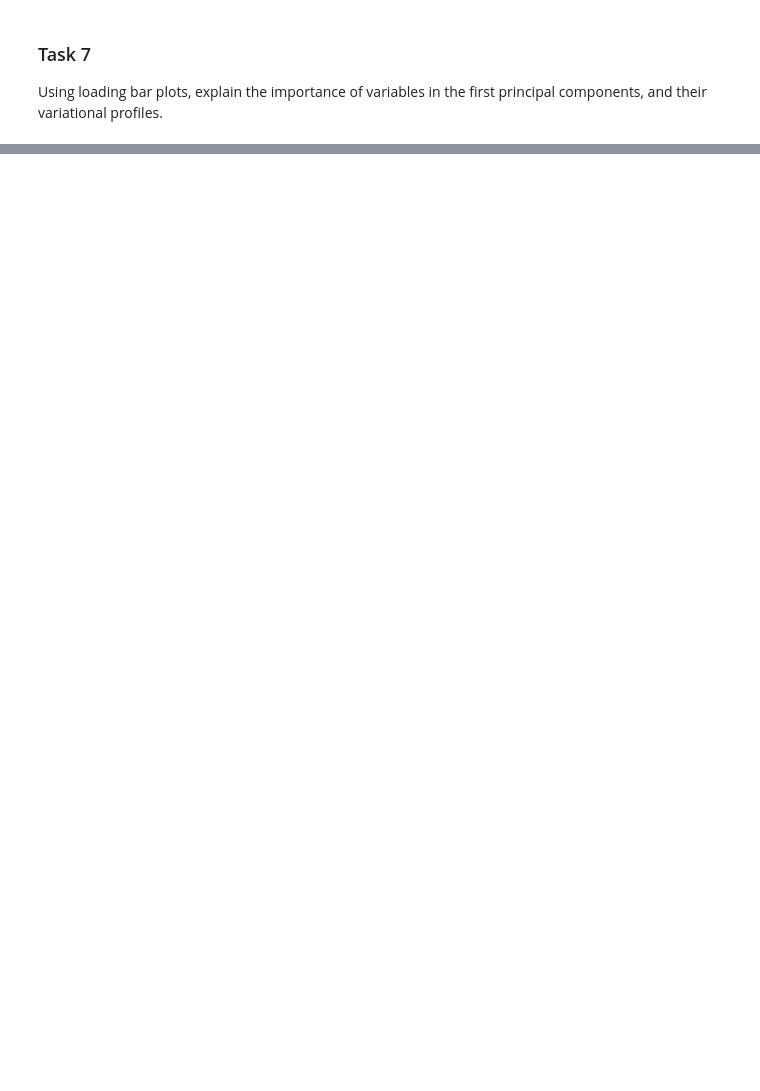
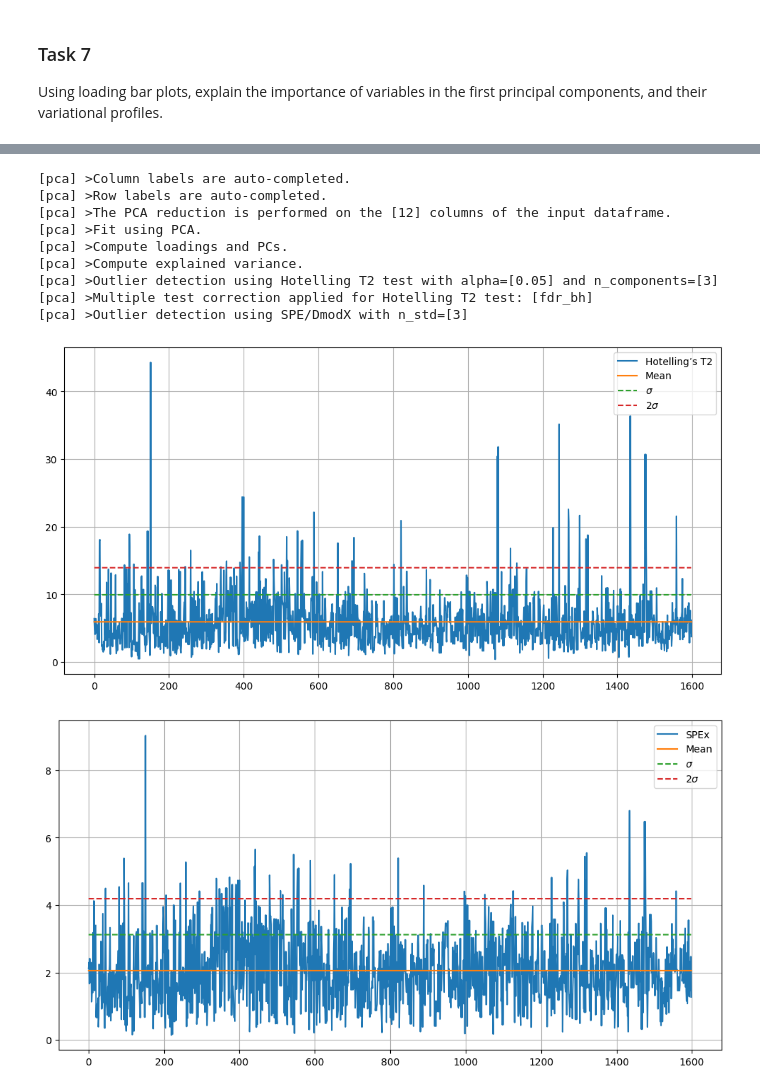
Before and after one commit to Erikkui/adaml-2024fall, a Jupyter notebook: week-02/week-02-tasks.ipynb, the cells around one changed output, grey strips where cells are left out. Drawn from its saved outputs; the diff is of its cells as text; code cells hidden in the pictures; blank space fills up the shorter version.

```diff
--- a/week-02/week-02-tasks.ipynb
+++ b/week-02/week-02-tasks.ipynb
@@ -344,0 +302,52 @@ plot_loading_scores( loadings_3comp, explained_variance_ratio_3comp, col_names,
+# %%
+from pca import pca
+
+# Three component PCA for T2 and SPEx
+model = pca( n_components = 3, detect_outliers=['ht2', 'spe'] )
+results = model.fit_transform(x)
+
+T2_data = results["outliers"].loc[ :, ["y_score"] ]
+spe_data = results["outliers"].loc[ :, ["y_score_spe"] ]
+
+
+T2_mean = np.mean( T2_data.values )
+T2_std = np.std( T2_data.values )
+spe_mean = np.mean( spe_data.values )
+spe_std = np.std( spe_data.values )
+
+# Plotting T2
+fig2 = plt.figure(1)
+fig2.set_size_inches( 12, 6)
+plt.plot( T2_data, label = "Hotelling’s T2" )
+plt.plot( T2_mean*np.ones( T2_data.shape ), label = "Mean" )
+plt.plot( T2_mean + T2_std*np.ones( T2_data.shape ), ls = '--', label = r'$\sigma$')
+plt.plot( T2_mean + 2*T2_std*np.ones( T2_data.shape ), ls = '--', label = r'$2\sigma$')
+plt.grid()
+plt.legend()
+
+fig2.savefig( "hotel_T2_fig.pdf", bbox_inches = 'tight' )
+
+
+# Plotting SPEx
+fig3 = plt.figure(3)
+fig3.set_size_inches( 12, 6)
+plt.plot( spe_data, label = "SPEx" )
+plt.plot( spe_mean*np.ones( spe_data.shape ), label = "Mean" )
+plt.plot( spe_mean + spe_std*np.ones( spe_data.shape ), ls = '--', label = r'$\sigma$')
+plt.plot( spe_mean + 2*spe_std*np.ones( spe_data.shape ), ls = '--', label = r'$2\sigma$')
+plt.grid()
+plt.legend()
+
+fig3.savefig( "SPEx_fig.pdf", bbox_inches = 'tight' )
+# %% [output]
+[pca] >Column labels are auto-completed.
+[pca] >Row labels are auto-completed.
+[pca] >The PCA reduction is performed on the [12] columns of the input dataframe.
+[pca] >Fit using PCA.
+[pca] >Compute loadings and PCs.
+[pca] >Compute explained variance.
+[pca] >Outlier detection using Hotelling T2 test with alpha=[0.05] and n_components=[3]
+[pca] >Multiple test correction applied for Hotelling T2 test: [fdr_bh]
+[pca] >Outlier detection using SPE/DmodX with n_std=[3]
+[figure, added]
+[figure, added]
```
Also changed, not shown: parts of 9 cells of this notebook, 8 other files.
